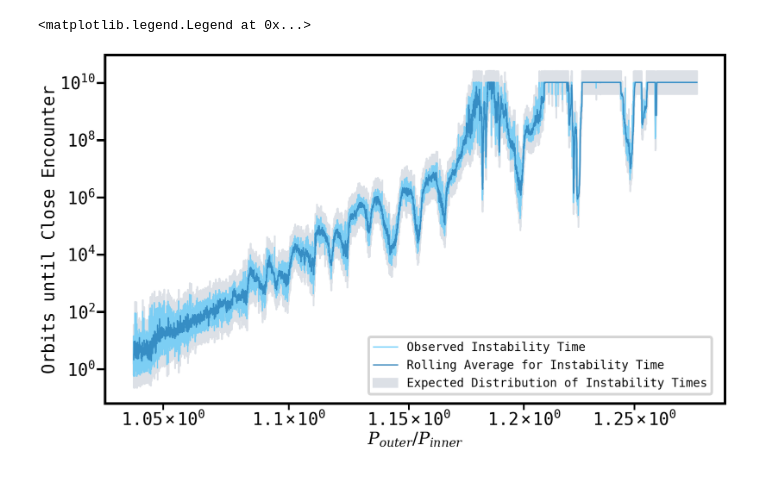
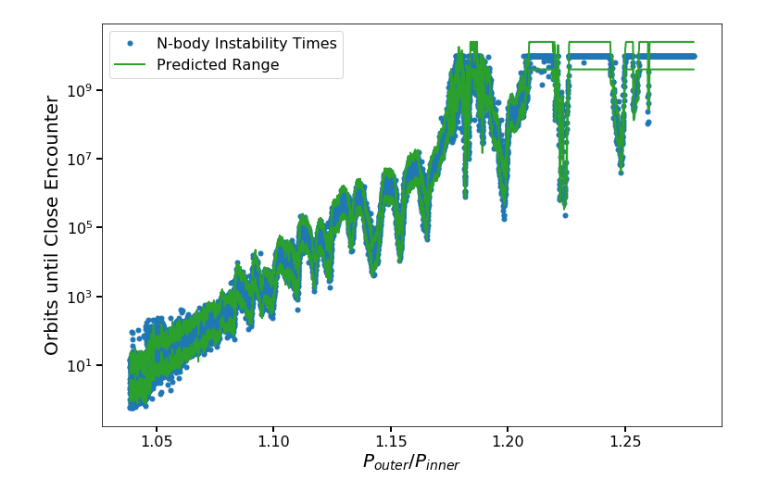
Before and after one commit to Naireen/StabilitySetImage, a Jupyter notebook: Analysis/Obertas_Analysis.ipynb, the cells around one changed output. Saved outputs shown, nothing was run; the diff lists cells and outputs as text; code cells hidden in the pictures.

```diff
--- a/Analysis/Obertas_Analysis.ipynb
+++ b/Analysis/Obertas_Analysis.ipynb
@@ -1,23 +1,9 @@
 # %%
 import numpy as np
-from scipy.optimize import curve_fit
-import numpy.matlib
 from matplotlib import pyplot as plt
-import matplotlib as mpl
-import matplotlib.patheffects as PathEffects
 %matplotlib inline
 import pandas as pd
+plt.style.use('paper')
-# %%
-plt.rc('lines', linewidth=3)
-plt.rc('font', size = 40, family = 'monospace')
-# plt.rc('font', size=48, family='serif', weight=500)
-plt.rc('mathtext', fontset = 'dejavuserif')
-plt.rc('axes', linewidth=6)
-plt.rc('patch', linewidth=6)
-plt.rc('xtick.major', width=5, size=20)
-plt.rc('xtick.minor', width=4, size=15)
-plt.rc('ytick.major', width=5, size=20)
-plt.rc('ytick.minor', width=4, size=15)
 # %%
 data_path = "../csvs/other/"
 p_adj = np.loadtxt(data_path + 'pratio.txt')
@@ -30,19 +13,18 @@ t_exit_rolling = t_exit_rolling.rolling(10).median()
-# %%
-## log_t vs period ratio of nearest neighbours
-
-fig, ax = plt.subplots(1, 1, figsize=(26,15))
-
-ax.fill_between(p_adj, np.power(10, np.log10(t_exit)+0.4), np.power(10, np.log10(t_exit)-0.4),linewidth = 4, alpha = 1, color = '#dce0e6', label = "Expected Distribution of Instability Times")
-
-ax.loglog(p_adj, t_exit, alpha = 0.75, color = '#5cc8fa', label = 'Observed Instability Time')
-ax.loglog(p_adj, t_exit_rolling, alpha = 0.75, label = "Rolling Average for Instability Time")
-
-
-ax.set_xlabel("$P_{outer}/P_{inner}$")
-ax.set_ylabel("Orbits until Close Encounter")
-
-
-fig.legend(fontsize = 'x-small', bbox_to_anchor=(0.85, 0.26))
-# %% [output]
-<matplotlib.legend.Legend at 0x...>
-[figure, removed]
+# %%
+fig, ax = plt.subplots(1, 1, figsize=(12,8))
+cmap = plt.get_cmap("tab10")
+
+ax.plot(p_adj, t_exit, '.', label = 'N-body Instability Times')
+ax.plot(p_adj, np.power(10, np.log10(t_exit_rolling[0])+0.4), color=cmap(2), linewidth = 2, label = "Predicted Range")
+ax.plot(p_adj, np.power(10, np.log10(t_exit_rolling[0])-0.4), color=cmap(2), linewidth = 2)
+
+ax.set_yscale('log')
+
+ax.set_xlabel("$P_{outer}/P_{inner}$")
+ax.set_ylabel("Orbits until Close Encounter")
+
+
+ax.legend()
+fig.savefig('obertas.pdf', bbox_inches='tight')
+# %% [output]
+[figure, added]
```
Also changed, not shown: parts of 2 cells of this notebook, 2 other files.
